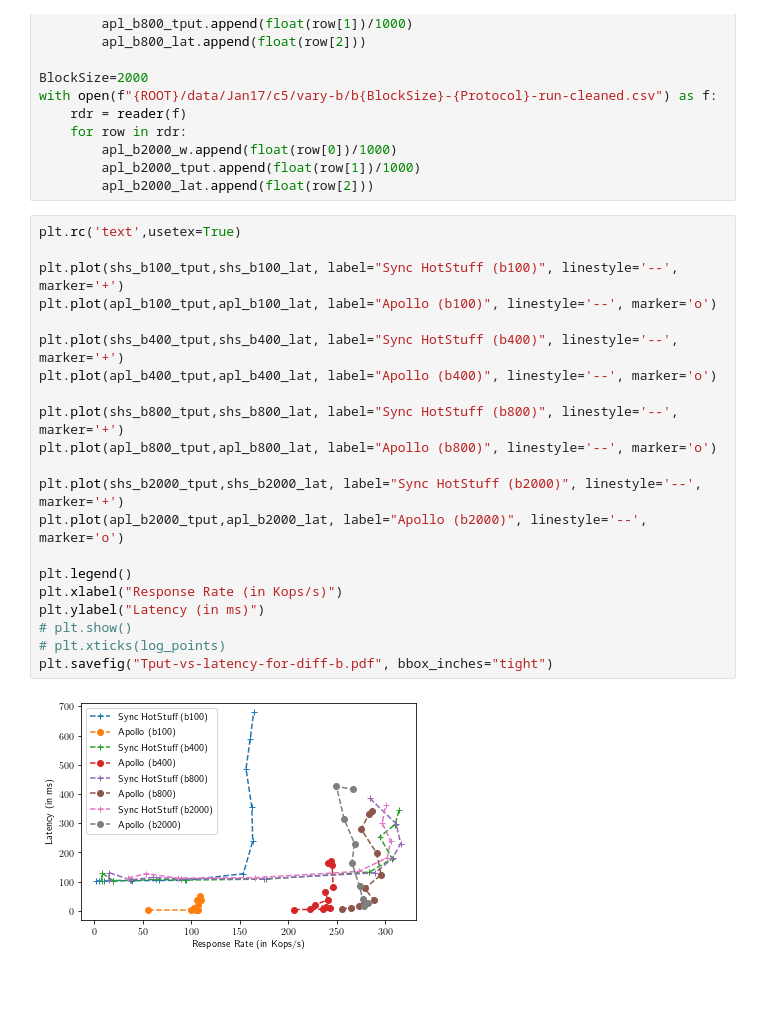
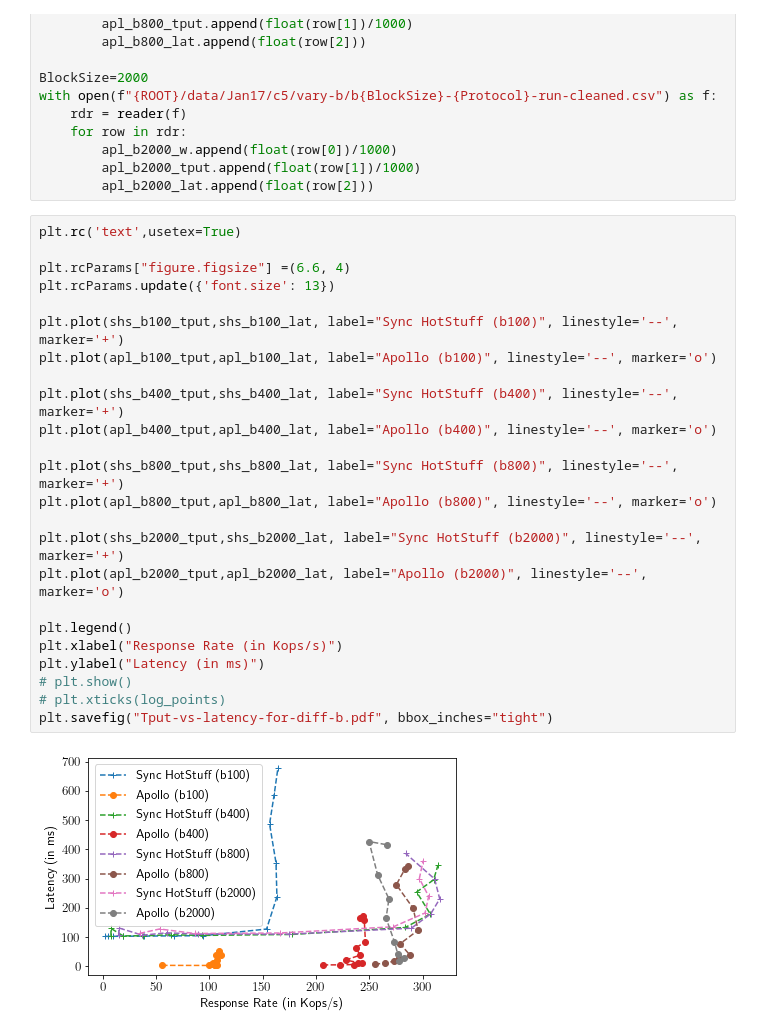
Before and after one commit to libdist-rs/libchatter-rs, a Jupyter notebook: scripts/throughput-vs-latency/vary-b/plot-exp.ipynb, the cells around one changed output. Cells and saved outputs as stored; diff of their text form; blank space fills up the shorter version.

```diff
--- a/scripts/throughput-vs-latency/vary-b/plot-exp.ipynb
+++ b/scripts/throughput-vs-latency/vary-b/plot-exp.ipynb
@@ -104,26 +104,29 @@ with open(f"{ROOT}/data/Jan17/c5/vary-b/b{BlockSize}-{Protocol}-run-cleaned.csv"
         apl_b2000_lat.append(float(row[2]))
 # %%
 plt.rc('text',usetex=True)
+
+plt.rcParams["figure.figsize"] =(6.6, 4)
+plt.rcParams.update({'font.size': 13})
 
 plt.plot(shs_b100_tput,shs_b100_lat, label="Sync HotStuff (b100)", linestyle='--', marker='+')
 plt.plot(apl_b100_tput,apl_b100_lat, label="Apollo (b100)", linestyle='--', marker='o')
 
 plt.plot(shs_b400_tput,shs_b400_lat, label="Sync HotStuff (b400)", linestyle='--', marker='+')
 plt.plot(apl_b400_tput,apl_b400_lat, label="Apollo (b400)", linestyle='--', marker='o')
 
 plt.plot(shs_b800_tput,shs_b800_lat, label="Sync HotStuff (b800)", linestyle='--', marker='+')
 plt.plot(apl_b800_tput,apl_b800_lat, label="Apollo (b800)", linestyle='--', marker='o')
 
 plt.plot(shs_b2000_tput,shs_b2000_lat, label="Sync HotStuff (b2000)", linestyle='--', marker='+')
 plt.plot(apl_b2000_tput,apl_b2000_lat, label="Apollo (b2000)", linestyle='--', marker='o')
 
 plt.legend()
 plt.xlabel("Response Rate (in Kops/s)")
 plt.ylabel("Latency (in ms)")
 # plt.show()
 # plt.xticks(log_points)
 plt.savefig("Tput-vs-latency-for-diff-b.pdf", bbox_inches="tight")
 # %% [output]
-[figure, old version]
+[figure, new version]
 # %%
 plt.rc('text',usetex=True)
```
Also changed, not shown: parts of 2 cells of this notebook, 24 other files.
